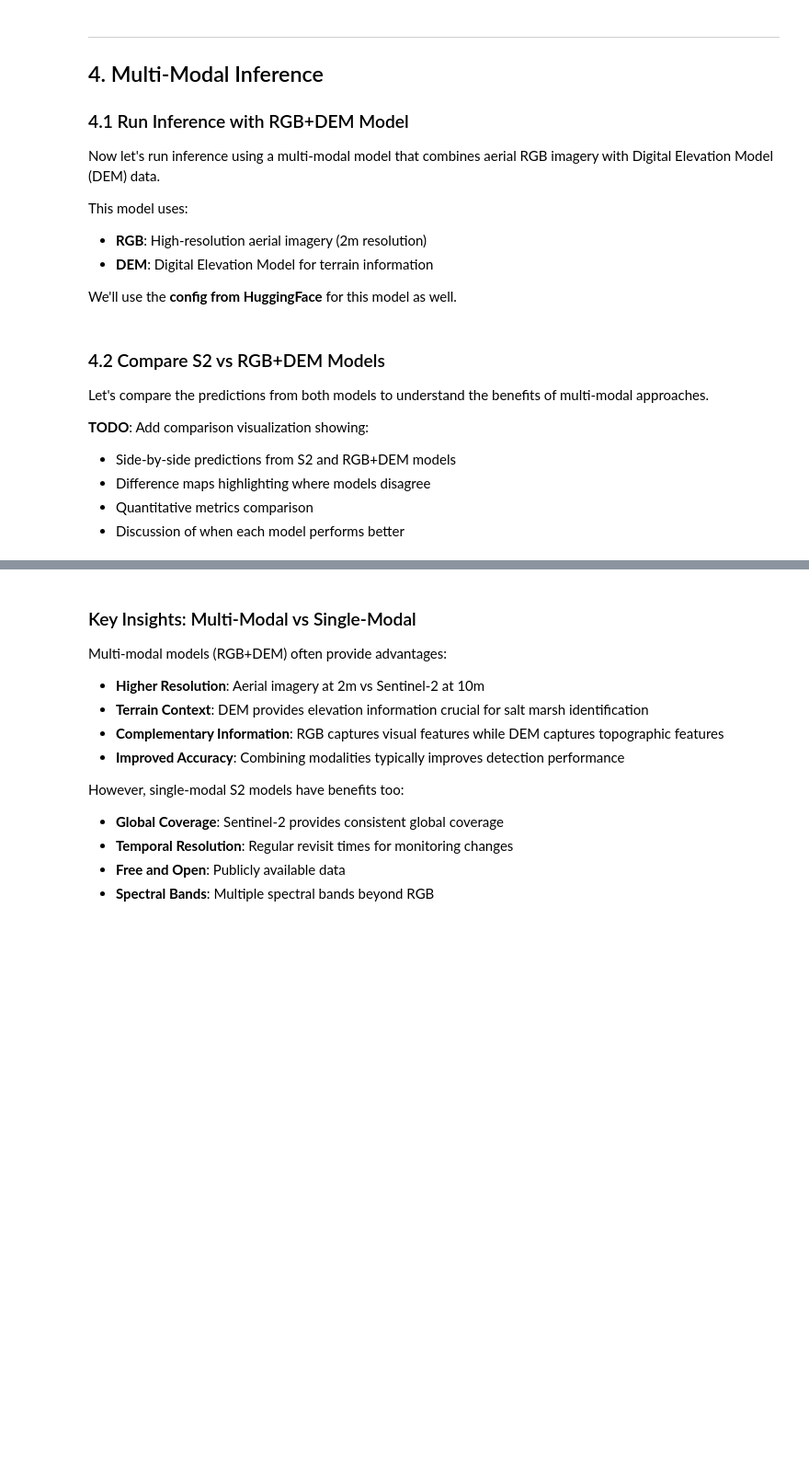
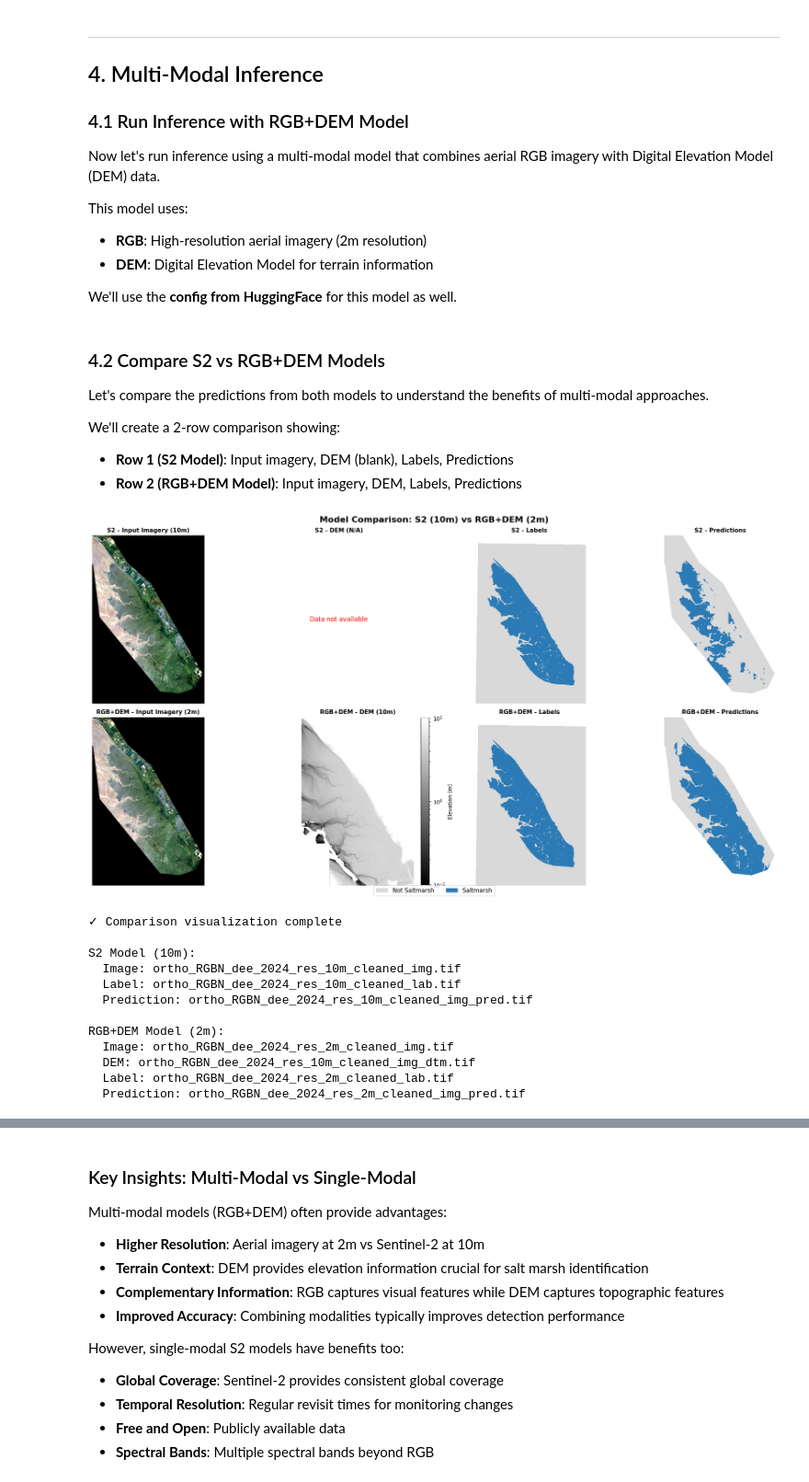
Before and after one commit to j-desloires/ML4EO-workshop-2026, a Jupyter notebook: workshop/1_Introduction_to_EO_FMs/1.1_Finetuning_with_Terramind.ipynb, the cells around one changed output, grey strips where cells are left out. Shown at 92% size. Drawn from its saved outputs; the diff is of its cells as text; code cells hidden in the pictures; blank space fills up the shorter version.

```diff
--- a/workshop/1_Introduction_to_EO_FMs/1.1_Finetuning_with_Terramind.ipynb
+++ b/workshop/1_Introduction_to_EO_FMs/1.1_Finetuning_with_Terramind.ipynb
@@ -394,8 +575,6 @@ print(rgbdem_predict_command)
 
 Let's compare the predictions from both models to understand the benefits of multi-modal approaches.
 
-**TODO**: Add comparison visualization showing:
-- Side-by-side predictions from S2 and RGB+DEM models
-- Difference maps highlighting where models disagree
-- Quantitative metrics comparison
-- Discussion of when each model performs better
+We'll create a 2-row comparison showing:
+- **Row 1 (S2 Model)**: Input imagery, DEM (blank), Labels, Predictions
+- **Row 2 (RGB+DEM Model)**: Input imagery, DEM, Labels, Predictions
@@ -410,0 +581,67 @@ print("Model comparison visualization to be added here.")
+# %%
+# Load data using hardcoded filenames from section 3.3
+
+# Load S2 data (10m resolution)
+s2_img_data = normalize_rgb(load_raster(s2_img_file, rgb_only=True))
+s2_lab_data = load_raster(s2_lab_file)
+s2_pred_data = load_raster(s2_pred_file)
+
+# Load RGB+DEM data (2m resolution)
+rgbdem_img_data = normalize_rgb(load_raster(rgbdem_img_file, rgb_only=True))
+rgbdem_dem_data = load_raster(rgbdem_dem_file)
+rgbdem_lab_data = load_raster(rgbdem_lab_file)
+rgbdem_pred_data = load_raster(rgbdem_pred_file)
+
+# Create figure with 2 rows × 4 columns
+fig, axes = plt.subplots(2, 4, figsize=(20, 10))
+fig.suptitle('Model Comparison: S2 (10m) vs RGB+DEM (2m)', fontsize=16, fontweight='bold')
+
+# Row 1: S2 Model (10m resolution)
+plot_panel(axes[0, 0], s2_img_data, 'S2 - Input Imagery (10m)')
+plot_panel(axes[0, 1], None, 'S2 - DEM (N/A)')  # Blank for S2
+plot_panel(axes[0, 2], s2_lab_data, 'S2 - Labels',
+           cmap=CLASS_CMAP, is_categorical=True, n_classes=N_CLASSES)
+plot_panel(axes[0, 3], s2_pred_data, 'S2 - Predictions',
+           cmap=CLASS_CMAP, is_categorical=True, n_classes=N_CLASSES)
+
+# Row 2: RGB+DEM Model (2m resolution)
+plot_panel(axes[1, 0], rgbdem_img_data, 'RGB+DEM - Input Imagery (2m)')
+plot_panel(axes[1, 1], rgbdem_dem_data, 'RGB+DEM - DEM (10m)', is_dem=True)
+plot_panel(axes[1, 2], rgbdem_lab_data, 'RGB+DEM - Labels',
+           cmap=CLASS_CMAP, is_categorical=True, n_classes=N_CLASSES)
+plot_panel(axes[1, 3], rgbdem_pred_data, 'RGB+DEM - Predictions',
+           cmap=CLASS_CMAP, is_categorical=True, n_classes=N_CLASSES)
+
+# Add legend
+legend_elements = [Patch(facecolor=CLASS_COLORS[i], label=CLASS_LABELS[i])
+                   for i in range(len(CLASS_LABELS))]
+fig.legend(handles=legend_elements, loc='lower center', ncol=2,
+           fontsize=11, frameon=True, bbox_to_anchor=(0.5, -0.02))
+
+plt.tight_layout()
+plt.show()
+
+print(f"\n✓ Comparison visualization complete")
+print(f"\nS2 Model (10m):")
+print(f"  Image: {s2_img_file.name}")
+print(f"  Label: {s2_lab_file.name}")
+print(f"  Prediction: {s2_pred_file.name}")
+print(f"\nRGB+DEM Model (2m):")
+print(f"  Image: {rgbdem_img_file.name}")
+print(f"  DEM: {rgbdem_dem_file.name}")
+print(f"  Label: {rgbdem_lab_file.name}")
+print(f"  Prediction: {rgbdem_pred_file.name}")
+# %% [output]
+[figure, added]
+✓ Comparison visualization complete
+
+S2 Model (10m):
+  Image: ortho_RGBN_dee_2024_res_10m_cleaned_img.tif
+  Label: ortho_RGBN_dee_2024_res_10m_cleaned_lab.tif
+  Prediction: ortho_RGBN_dee_2024_res_10m_cleaned_img_pred.tif
+
+RGB+DEM Model (2m):
+  Image: ortho_RGBN_dee_2024_res_2m_cleaned_img.tif
+  DEM: ortho_RGBN_dee_2024_res_10m_cleaned_img_dtm.tif
+  Label: ortho_RGBN_dee_2024_res_2m_cleaned_lab.tif
+  Prediction: ortho_RGBN_dee_2024_res_2m_cleaned_img_pred.tif
```
Also changed, not shown: parts of 20 cells of this notebook, 1 other file.
